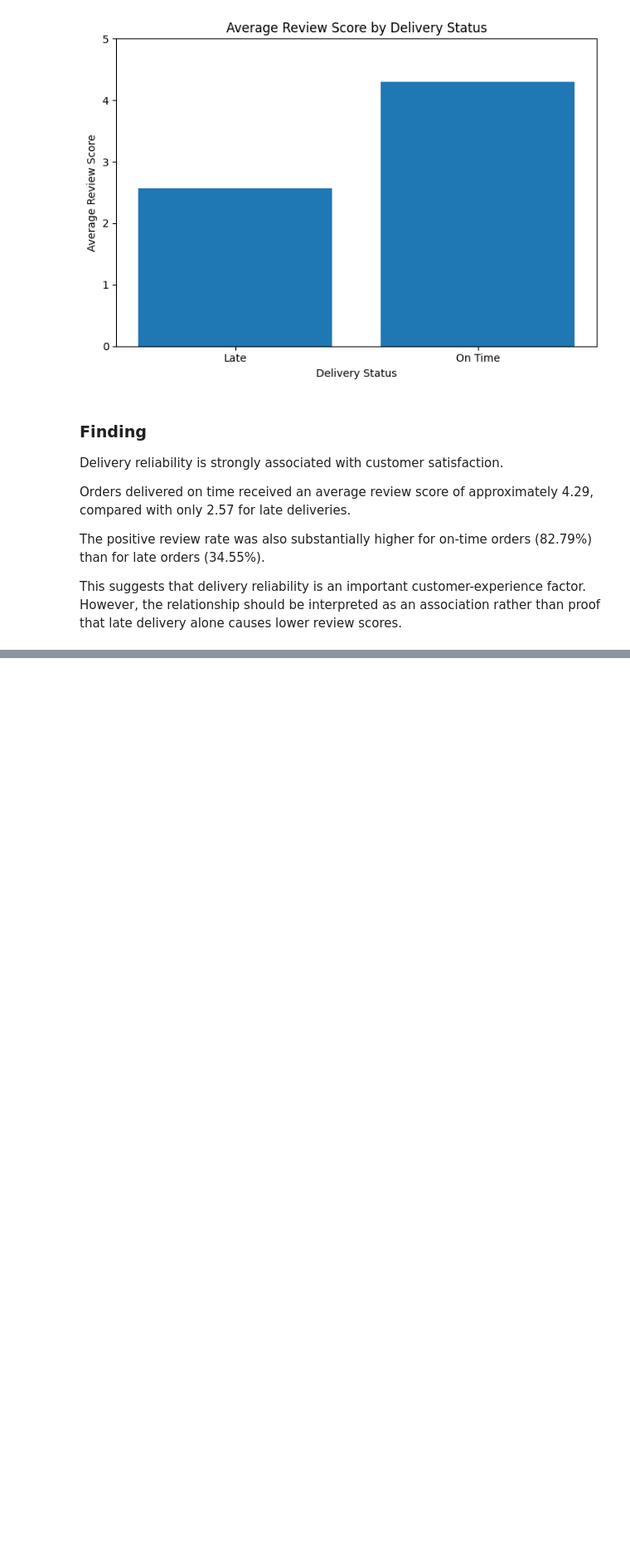
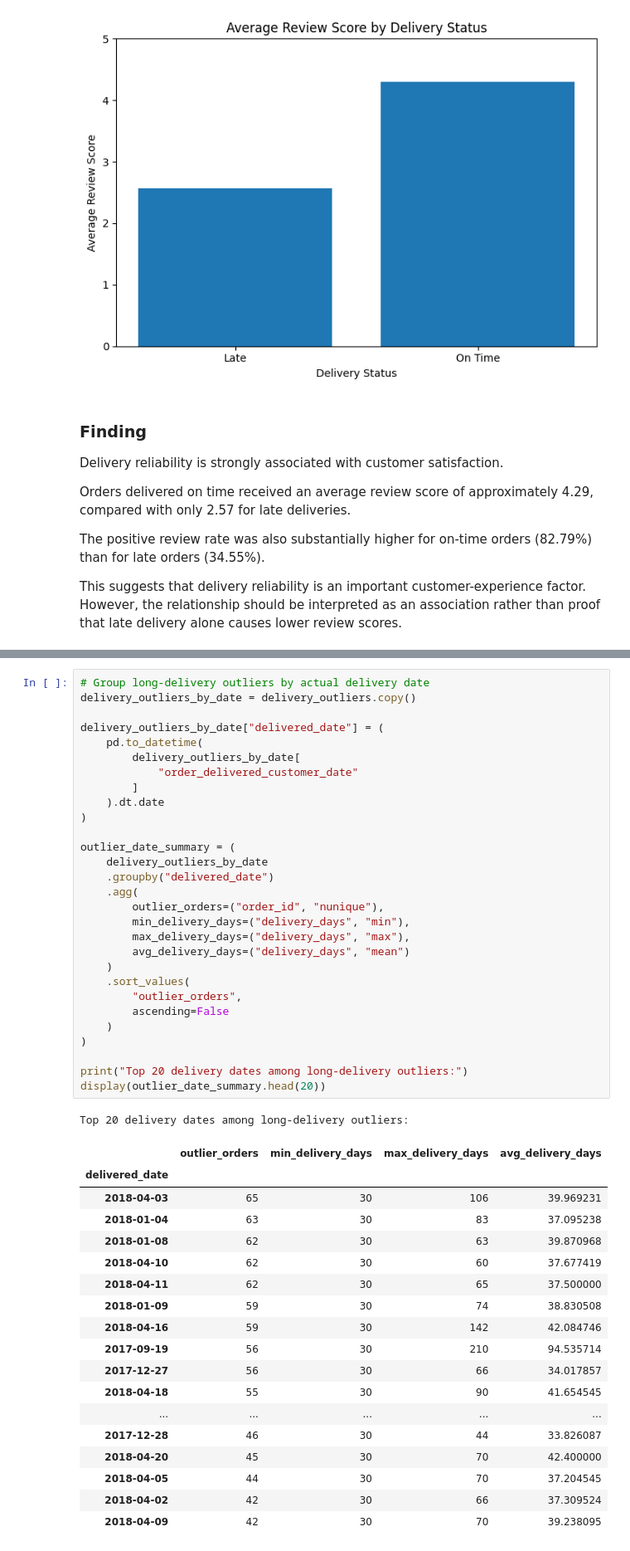
Before and after one commit to thangnguyennbk-sys/ecommerce-data-analytics, a Jupyter notebook: notebooks/01_python_eda.ipynb, the cells around one changed output, grey strips where cells are left out. Shown at 83% size. Cells and saved outputs as stored; diff of their text form; blank space fills up the shorter version.

```diff
--- a/notebooks/01_python_eda.ipynb
+++ b/notebooks/01_python_eda.ipynb
@@ -707,0 +1179,49 @@ rather than proof that late delivery alone causes lower review scores.
+# %%
+# Group long-delivery outliers by actual delivery date
+delivery_outliers_by_date = delivery_outliers.copy()
+
+delivery_outliers_by_date["delivered_date"] = (
+    pd.to_datetime(
+        delivery_outliers_by_date[
+            "order_delivered_customer_date"
+        ]
+    ).dt.date
+)
+
+outlier_date_summary = (
+    delivery_outliers_by_date
+    .groupby("delivered_date")
+    .agg(
+        outlier_orders=("order_id", "nunique"),
+        min_delivery_days=("delivery_days", "min"),
+        max_delivery_days=("delivery_days", "max"),
+        avg_delivery_days=("delivery_days", "mean")
+    )
+    .sort_values(
+        "outlier_orders",
+        ascending=False
+    )
+)
+
+print("Top 20 delivery dates among long-delivery outliers:")
+display(outlier_date_summary.head(20))
+# %% [output]
+Top 20 delivery dates among long-delivery outliers:
+|  | outlier_orders | min_delivery_days | max_delivery_days | avg_delivery_days |
+| delivered_date |  |  |  |  |
+| 2018-04-03 | 65 | 30 | 106 | 39.969231 |
+| 2018-01-04 | 63 | 30 | 83 | 37.095238 |
+| 2018-01-08 | 62 | 30 | 63 | 39.870968 |
+| 2018-04-10 | 62 | 30 | 60 | 37.677419 |
+| 2018-04-11 | 62 | 30 | 65 | 37.500000 |
+| 2018-01-09 | 59 | 30 | 74 | 38.830508 |
+| 2018-04-16 | 59 | 30 | 142 | 42.084746 |
+| 2017-09-19 | 56 | 30 | 210 | 94.535714 |
+| 2017-12-27 | 56 | 30 | 66 | 34.017857 |
+| 2018-04-18 | 55 | 30 | 90 | 41.654545 |
+| ... | ... | ... | ... | ... |
+| 2017-12-28 | 46 | 30 | 44 | 33.826087 |
+| 2018-04-20 | 45 | 30 | 70 | 42.400000 |
+| 2018-04-05 | 44 | 30 | 70 | 37.204545 |
+| 2018-04-02 | 42 | 30 | 66 | 37.309524 |
+| 2018-04-09 | 42 | 30 | 70 | 39.238095 |
```
Also changed, not shown: parts of 12 cells of this notebook.
